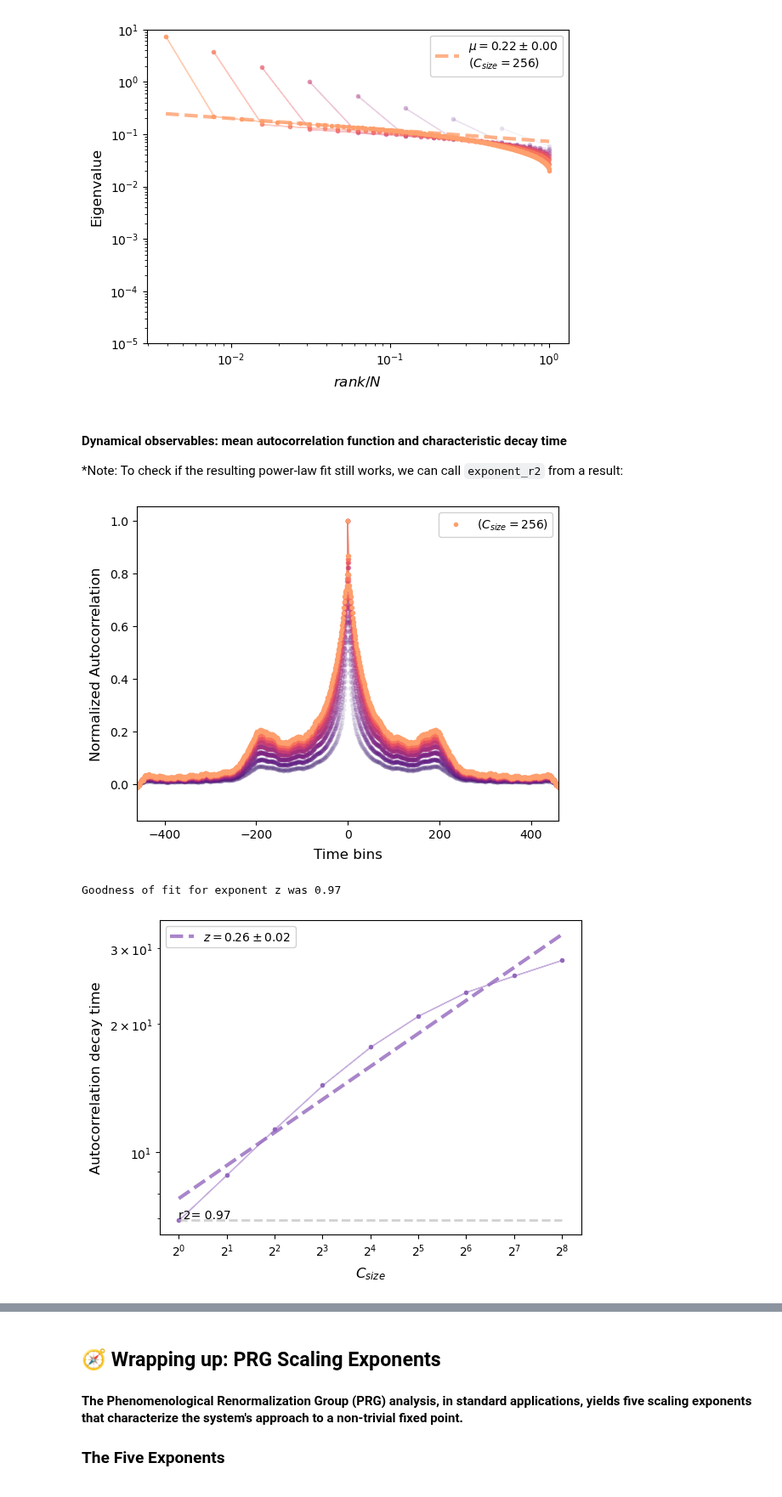
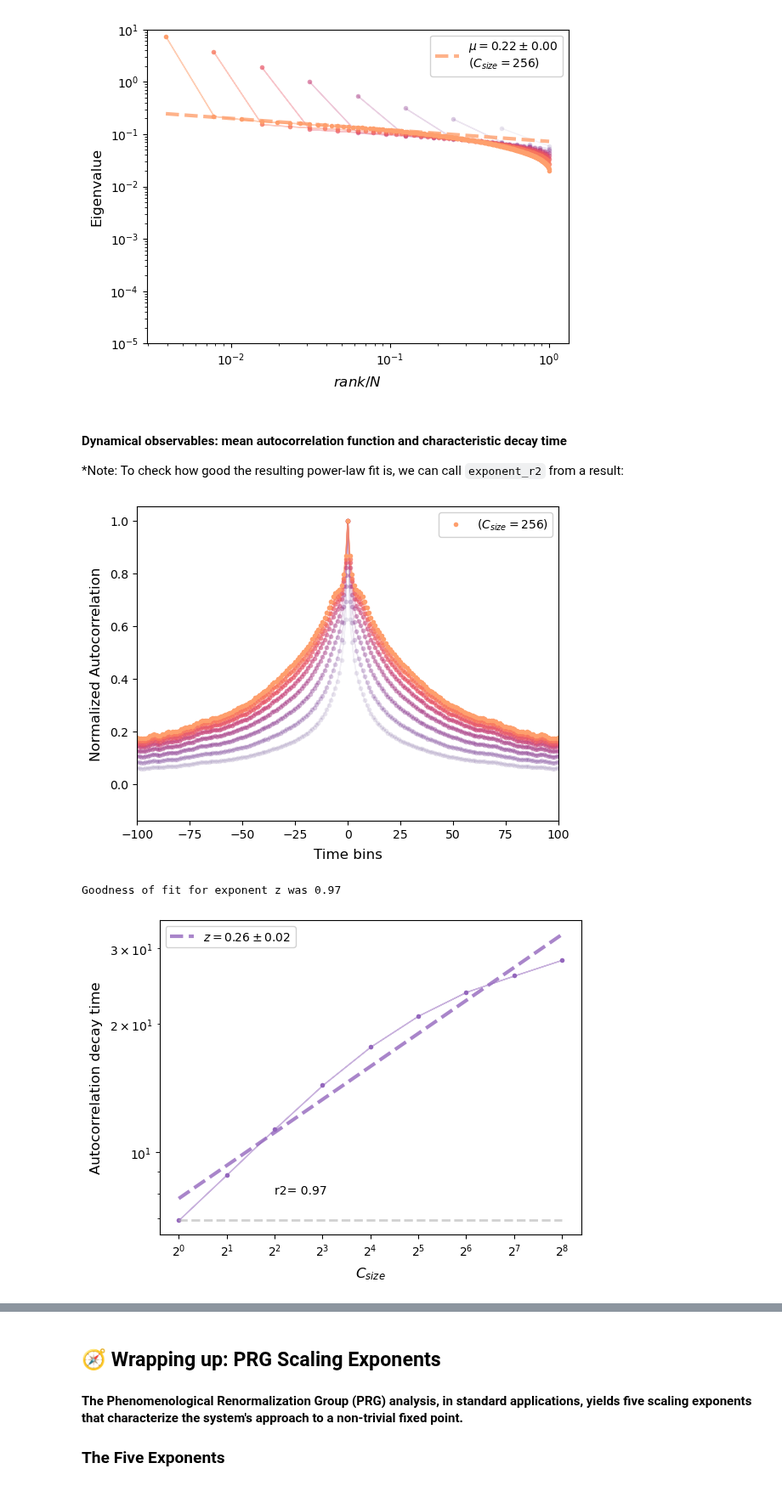
Before and after one commit to Damiaom/prg_toolbox, a Jupyter notebook: example_notebooks/but_what_does_PRG_do.ipynb, the cells around one changed output, grey strips where cells are left out. Shown at 85% size. Cells and saved outputs as stored; diff of their text form; code cells hidden in the pictures.

```diff
--- a/example_notebooks/but_what_does_PRG_do.ipynb
+++ b/example_notebooks/but_what_does_PRG_do.ipynb
@@ -138,22 +138,23 @@ prg.plot.plot_covariance_spectrum(spec)
 # %% [markdown]
 #### Dynamical observables: mean autocorrelation function and characteristic decay time
 
-*Note: To check if the resulting power-law fit still works, we can call `exponent_r2` from a result:
+*Note: To check how good the resulting power-law fit is, we can call `exponent_r2` from a result:
 # %%
 acf = prg.autocorrelation_function(CG_variables)
 fig = plt.figure()
 prg.plot.plot_autocorrelation_function(acf)
+plt.xlim(-100, 100)
 plt.show()
 
 decaytime = prg.decay_time(CG_variables)
 fig = plt.figure()
 prg.plot.plot_decay_time(decaytime)
 
-plt.text(1,7,f'r2= {decaytime.exponent_r2:.2f}')
+plt.text(4,8,f'r2= {decaytime.exponent_r2:.2f}')
 print(f'Goodness of fit for exponent z was {decaytime.exponent_r2:.2f}')
 # %% [output]
-[figure, old version]
+[figure, new version]
 Goodness of fit for exponent z was 0.97
-[figure, old version]
+[figure, new version]
 # %% [markdown]
 #### For the normalized activity distribution, we wish to see if coarse graining leads the activity to a non-Gaussian form.
```
Also changed, not shown: parts of 6 cells of this notebook, 1 other file.
